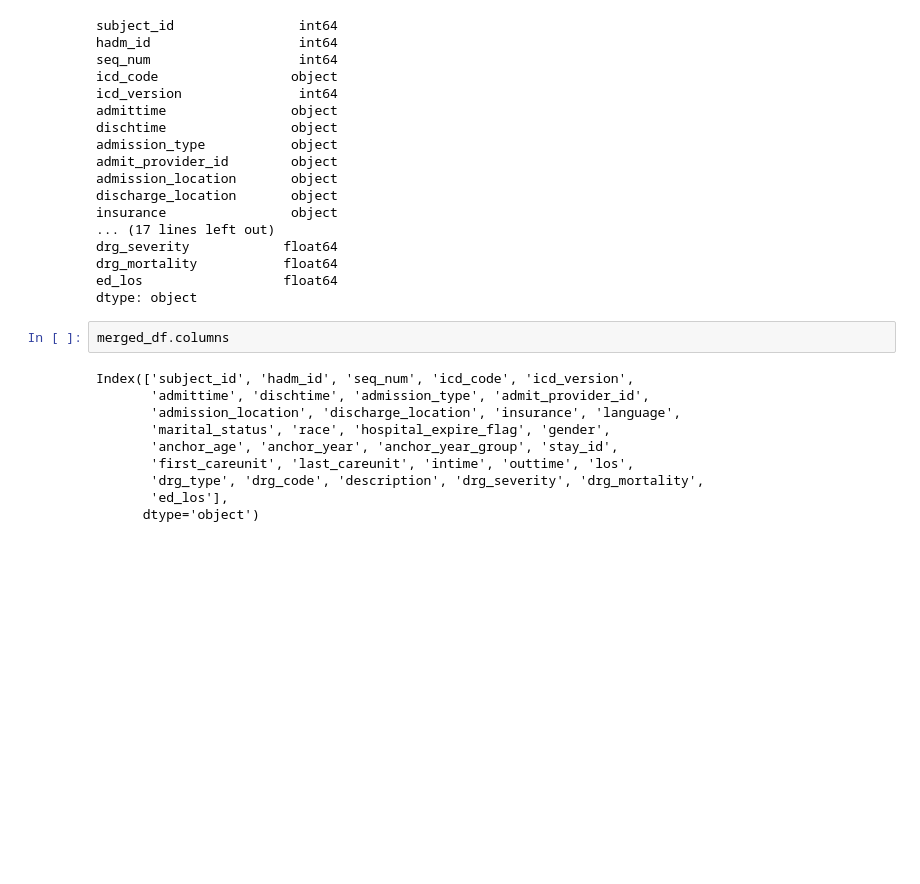
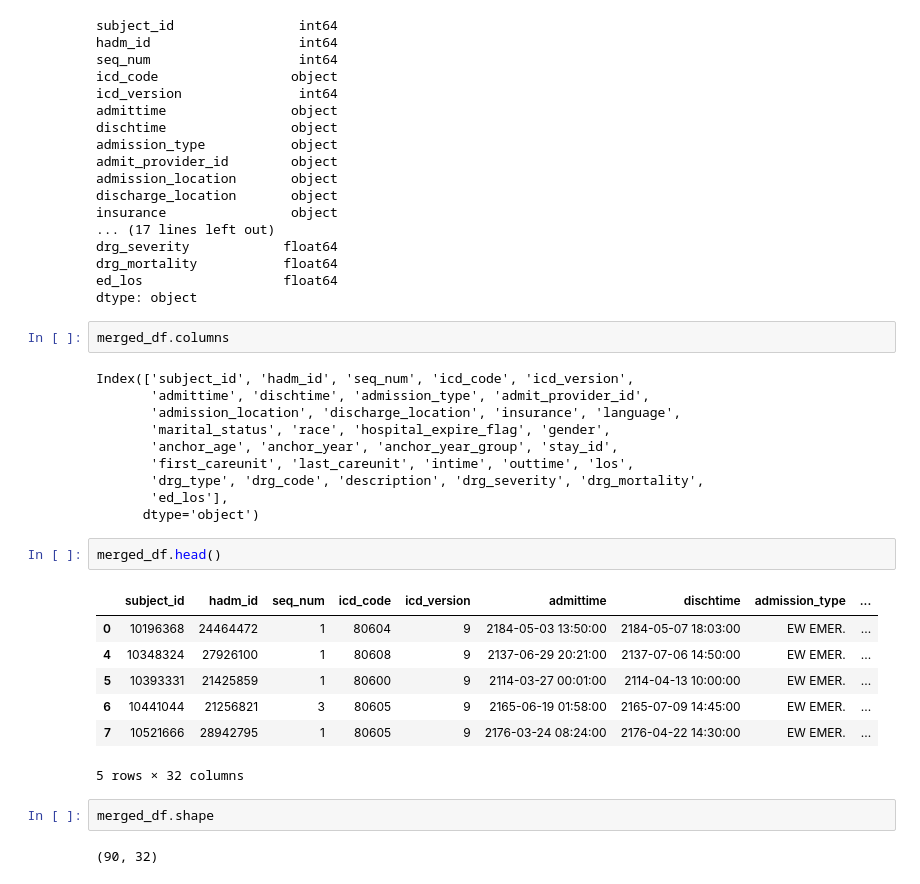
Before and after one commit to Jibu24/Predicting-ICU-LOS, a Jupyter notebook: notebooks/Data_exploration.ipynb, the cells around one changed output. Saved outputs shown, nothing was run; the diff lists cells and outputs as text; blank space fills up the shorter version.

```diff
--- a/notebooks/Data_exploration.ipynb
+++ b/notebooks/Data_exploration.ipynb
@@ -412,3 +412,17 @@ Index(['subject_id', 'hadm_id', 'seq_num', 'icd_code', 'icd_version',
        'drg_type', 'drg_code', 'description', 'drg_severity', 'drg_mortality',
        'ed_los'],
       dtype='object')
+# %%
+merged_df.head()
+# %% [output]
+|  | subject_id | hadm_id | seq_num | icd_code | icd_version | admittime | dischtime | admission_type | ... |
+| 0 | 10196368 | 24464472 | 1 | 80604 | 9 | 2184-05-03 13:50:00 | 2184-05-07 18:03:00 | EW EMER. | ... |
+| 4 | 10348324 | 27926100 | 1 | 80608 | 9 | 2137-06-29 20:21:00 | 2137-07-06 14:50:00 | EW EMER. | ... |
+| 5 | 10393331 | 21425859 | 1 | 80600 | 9 | 2114-03-27 00:01:00 | 2114-04-13 10:00:00 | EW EMER. | ... |
+| 6 | 10441044 | 21256821 | 3 | 80605 | 9 | 2165-06-19 01:58:00 | 2165-07-09 14:45:00 | EW EMER. | ... |
+| 7 | 10521666 | 28942795 | 1 | 80605 | 9 | 2176-03-24 08:24:00 | 2176-04-22 14:30:00 | EW EMER. | ... |
+5 rows × 32 columns
+# %%
+merged_df.shape
+# %% [output]
+(90, 32)
```
